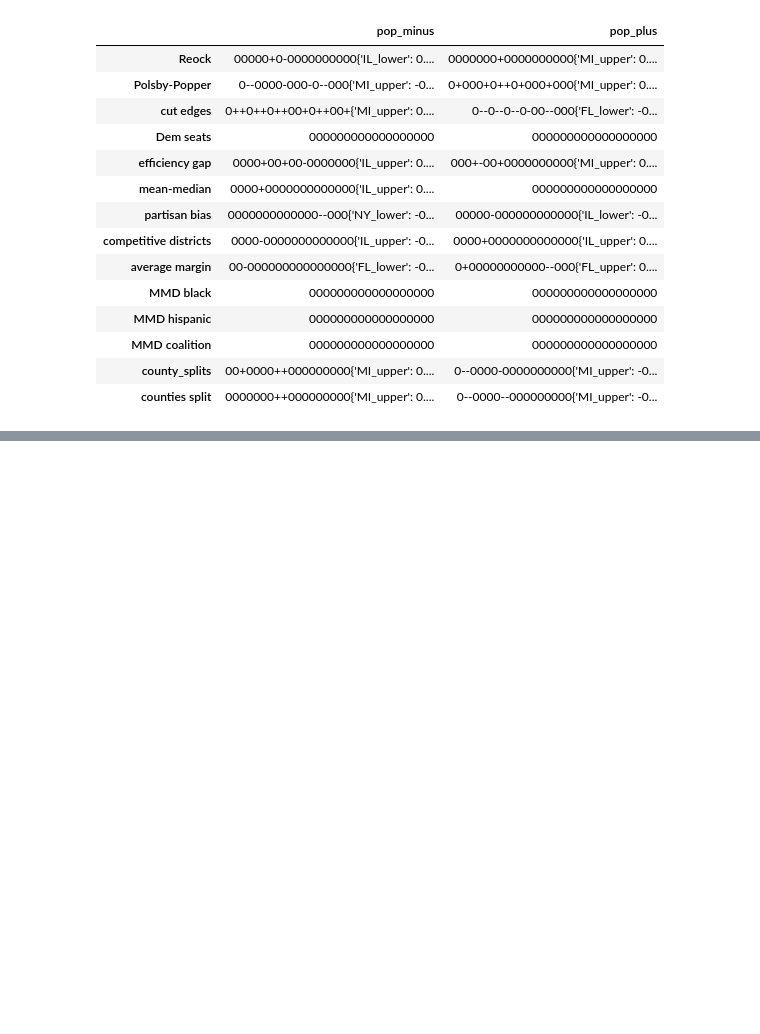
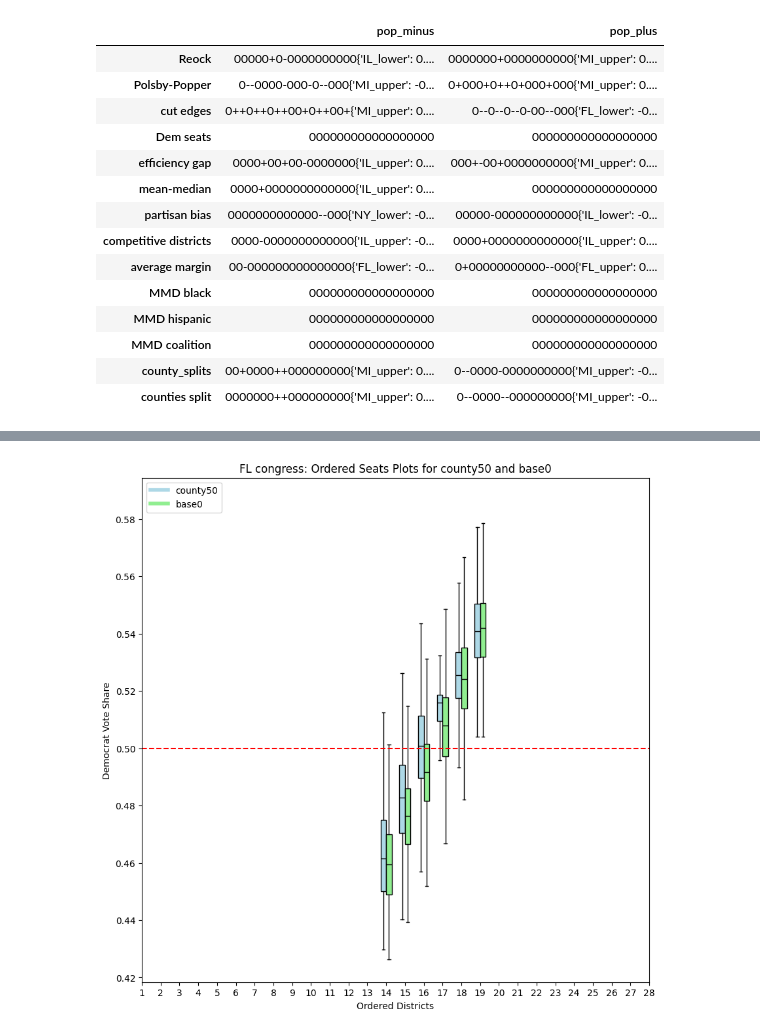
Before and after one commit to KrisTapp/Knobs, a Jupyter notebook: Compare_ensembles.ipynb, the cells around one changed output, grey strips where cells are left out. Drawn from its saved outputs; the diff is of its cells as text; code cells hidden in the pictures; blank space fills up the shorter version.

```diff
--- a/Compare_ensembles.ipynb
+++ b/Compare_ensembles.ipynb
@@ -437,0 +523,5 @@ score_table('competitive districts')
+# %%
+# let's look at a particular ensemble with a high KS-value:
+box_plot('FL', 'congress', ['county50', 'base0'], competitive_window=.05)
+# %% [output]
+[figure, added]
```
Also changed, not shown: parts of 6 cells of this notebook.
